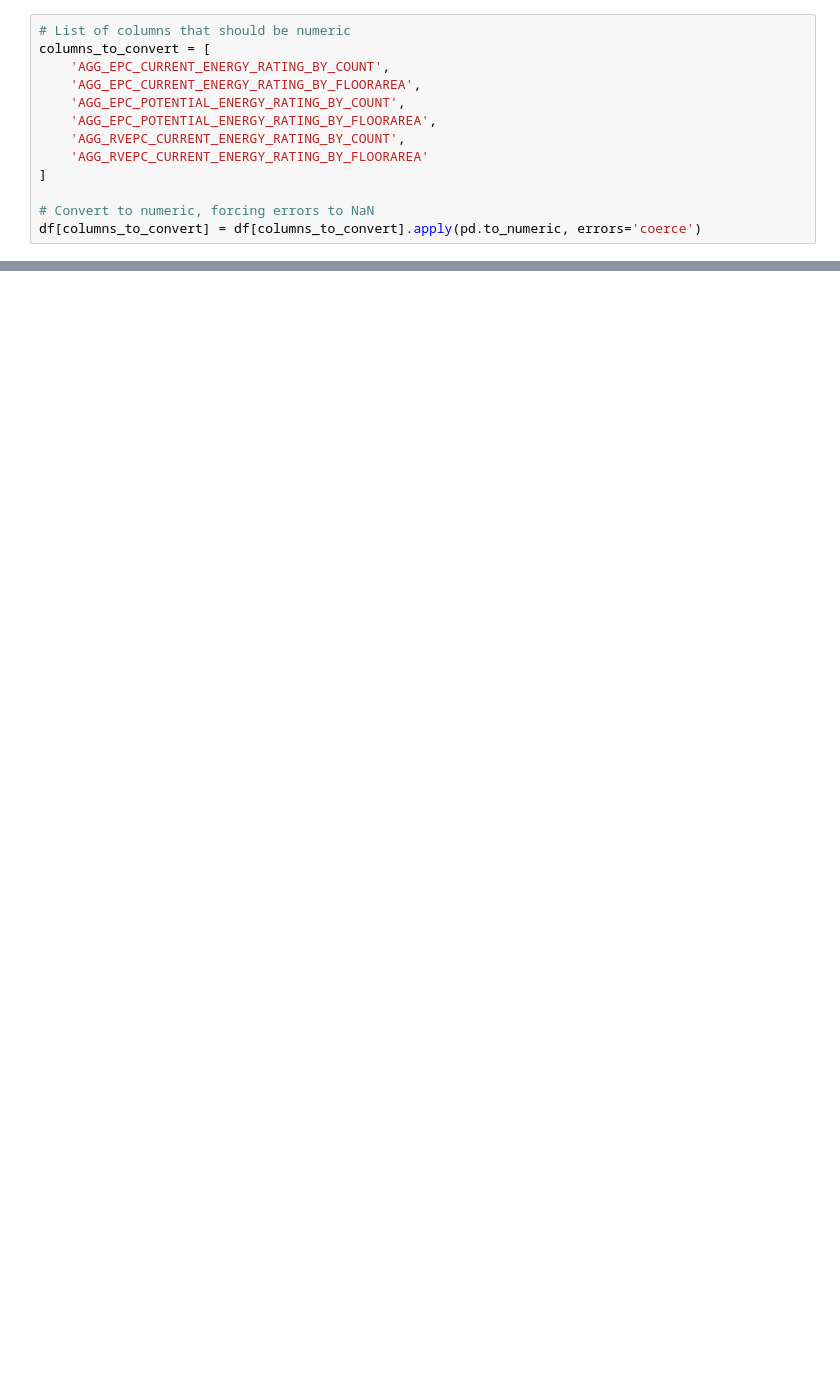
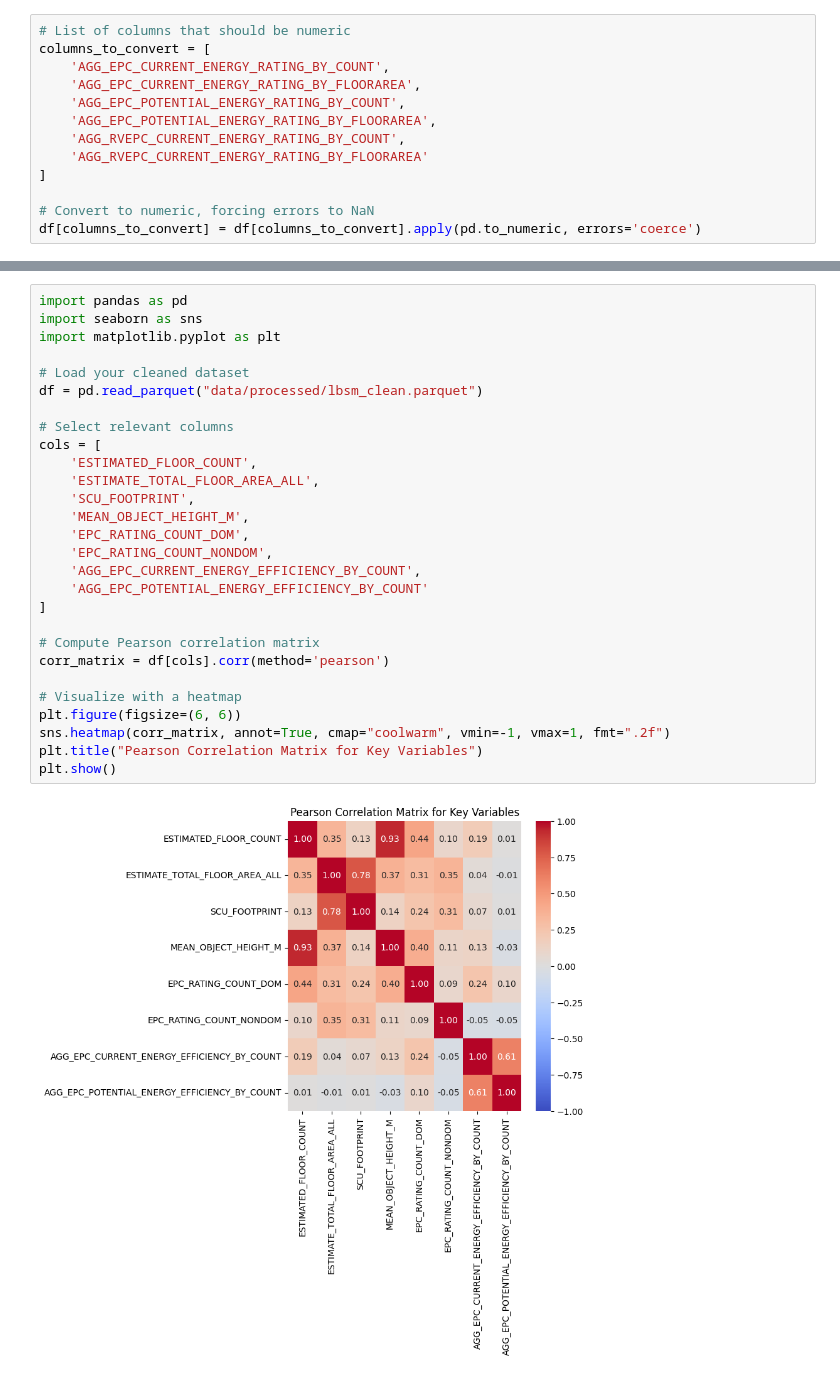
Before and after one commit to shakthi01912/Urban_sustainability_2025_Hackthon, a Jupyter notebook: development/Urban/Buildings.ipynb, the cells around one changed output, grey strips where cells are left out. Saved outputs shown, nothing was run; the diff lists cells and outputs as text; blank space fills up the shorter version.

```diff
--- a/development/Urban/Buildings.ipynb
+++ b/development/Urban/Buildings.ipynb
@@ -129,0 +358,30 @@ print(df.isnull().sum())
+# %%
+import pandas as pd
+import seaborn as sns
+import matplotlib.pyplot as plt
+
+# Load your cleaned dataset
+df = pd.read_parquet("data/processed/lbsm_clean.parquet")
+
+# Select relevant columns
+cols = [
+    'ESTIMATED_FLOOR_COUNT',
+    'ESTIMATE_TOTAL_FLOOR_AREA_ALL',
+    'SCU_FOOTPRINT',
+    'MEAN_OBJECT_HEIGHT_M',
+    'EPC_RATING_COUNT_DOM',
+    'EPC_RATING_COUNT_NONDOM',
+    'AGG_EPC_CURRENT_ENERGY_EFFICIENCY_BY_COUNT',
+    'AGG_EPC_POTENTIAL_ENERGY_EFFICIENCY_BY_COUNT'
+]
+
+# Compute Pearson correlation matrix
+corr_matrix = df[cols].corr(method='pearson')
+
+# Visualize with a heatmap
+plt.figure(figsize=(6, 6))
+sns.heatmap(corr_matrix, annot=True, cmap="coolwarm", vmin=-1, vmax=1, fmt=".2f")
+plt.title("Pearson Correlation Matrix for Key Variables")
+plt.show()
+# %% [output]
+[figure, added]
```
Also changed, not shown: parts of 26 cells of this notebook.
